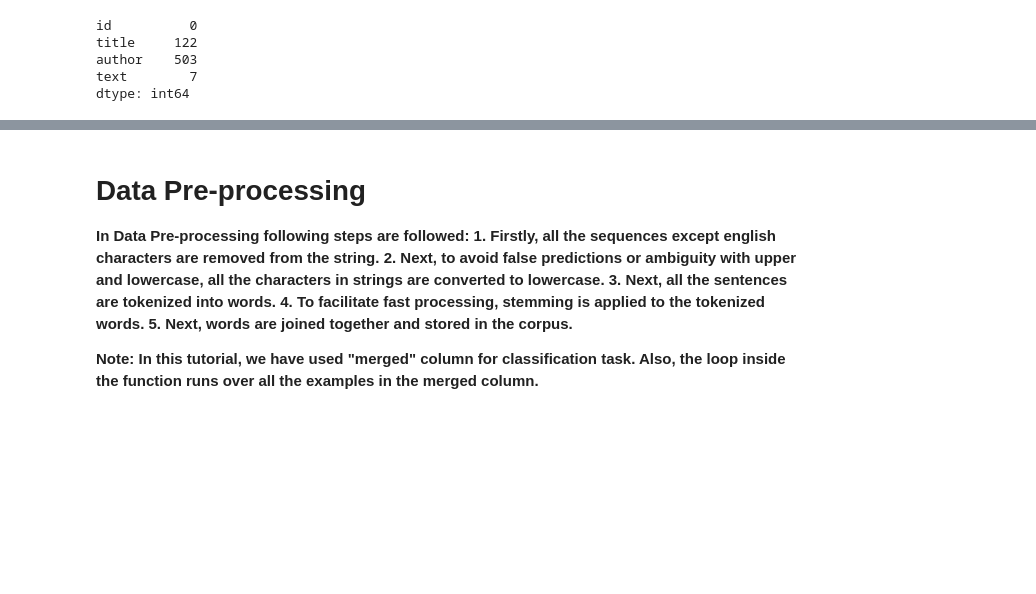
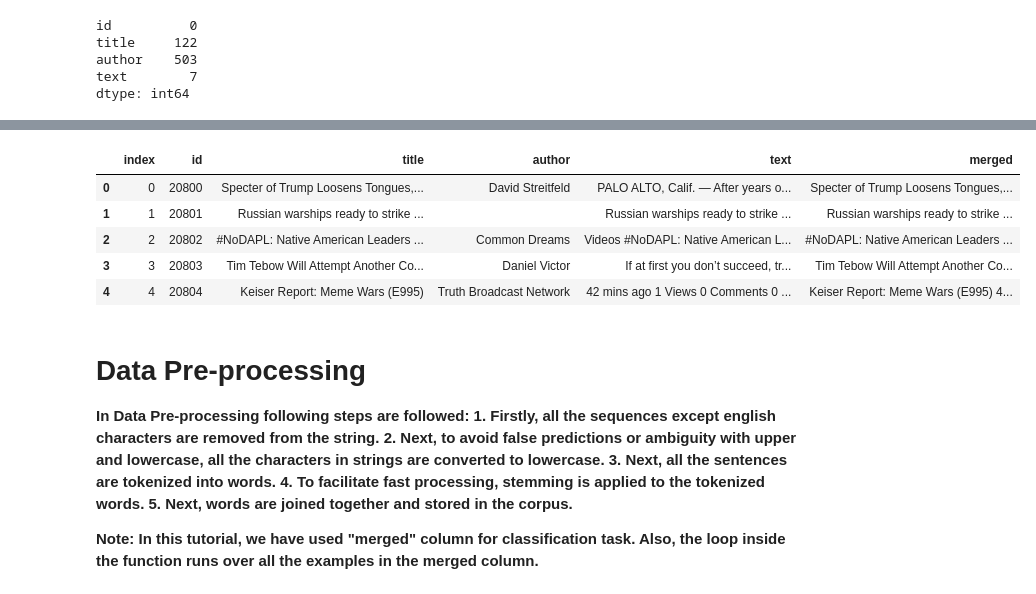
Before and after one commit to ouyangzhaode/Fake_News_Detection, a Jupyter notebook: Machine Leaning/ML_LSTM_v2.ipynb, the cells around one changed output, grey strips where cells are left out. Drawn from its saved outputs; the diff is of its cells as text; code cells hidden in the pictures; blank space fills up the shorter version.

```diff
--- a/Machine Leaning/ML_LSTM_v2.ipynb
+++ b/Machine Leaning/ML_LSTM_v2.ipynb
@@ -96,3 +160,12 @@ messages_test.reset_index(inplace=True)
+# %%
+messages_test.head()
+# %% [output]
+|  | index | id | title | author | text | merged |
+| 0 | 0 | 20800 | Specter of Trump Loosens Tongues,... | David Streitfeld | PALO ALTO, Calif. — After years o... | Specter of Trump Loosens Tongues,... |
+| 1 | 1 | 20801 | Russian warships ready to strike ... |  | Russian warships ready to strike ... | Russian warships ready to strike ... |
+| 2 | 2 | 20802 | #NoDAPL: Native American Leaders ... | Common Dreams | Videos #NoDAPL: Native American L... | #NoDAPL: Native American Leaders ... |
+| 3 | 3 | 20803 | Tim Tebow Will Attempt Another Co... | Daniel Victor | If at first you don’t succeed, tr... | Tim Tebow Will Attempt Another Co... |
+| 4 | 4 | 20804 | Keiser Report: Meme Wars (E995) | Truth Broadcast Network | 42 mins ago 1 Views 0 Comments 0 ... | Keiser Report: Meme Wars (E995) 4... |
 # %% [markdown]
 # Data Pre-processing
 **In Data Pre-processing following steps are followed:**
```
Also changed, not shown: parts of 44 cells of this notebook, 12 other files.
